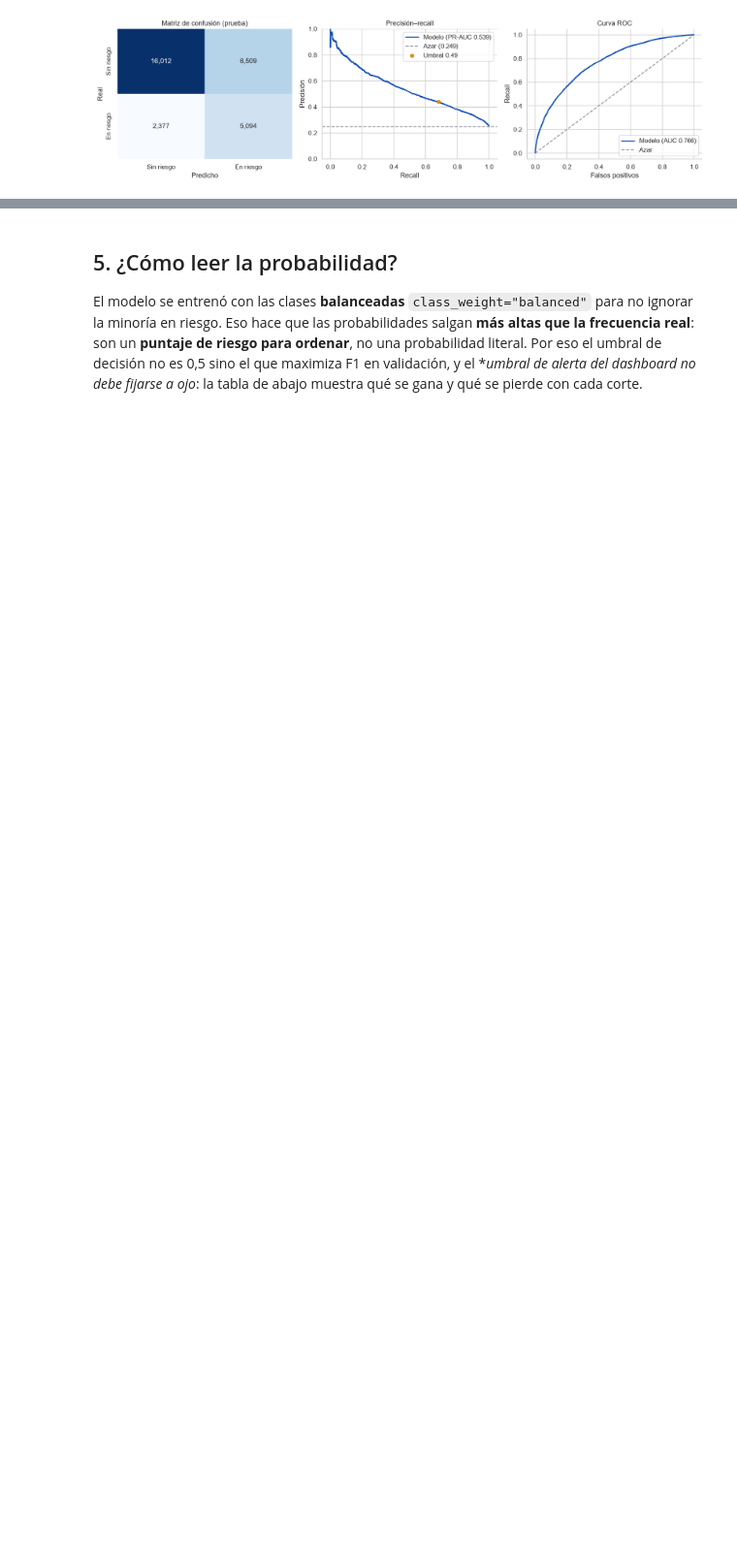
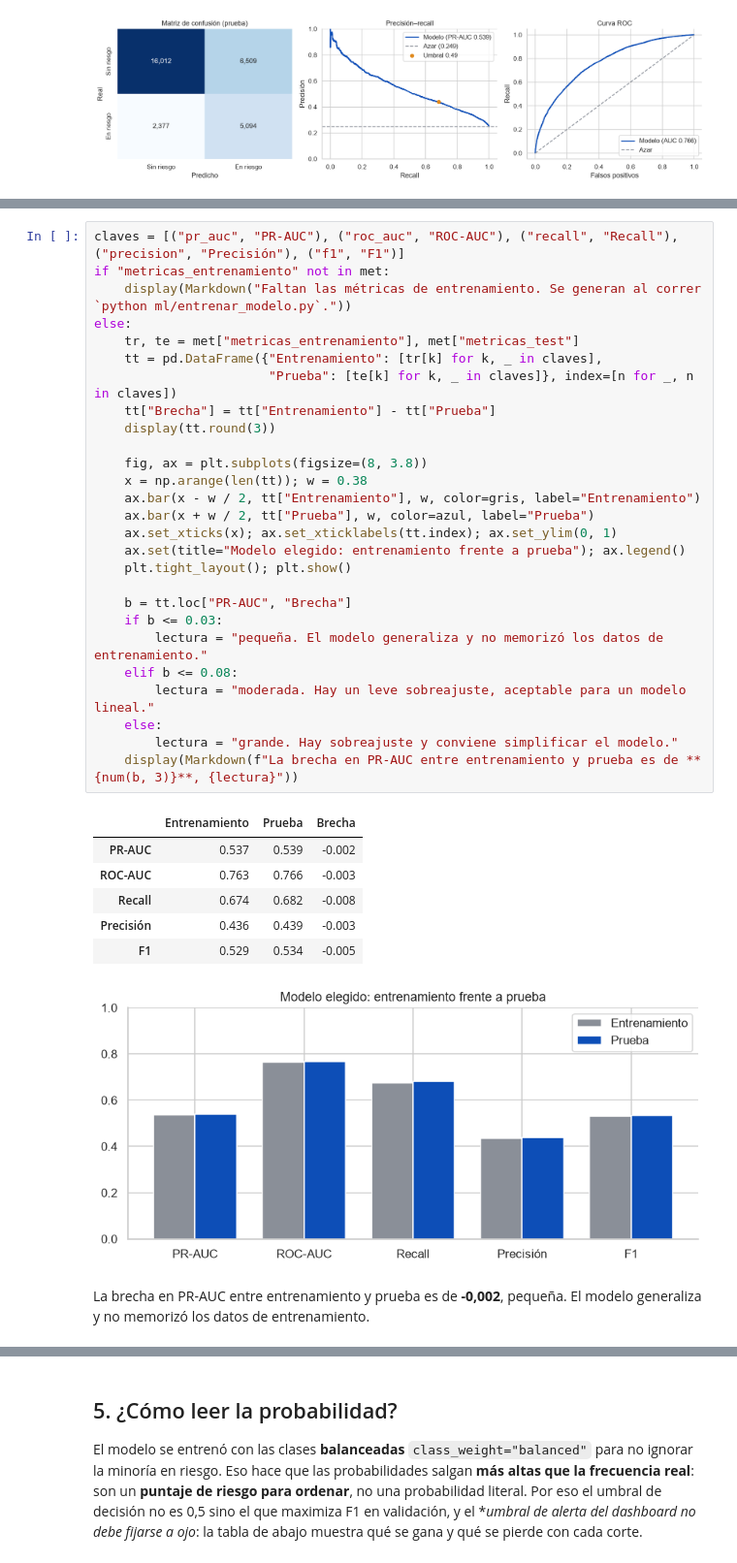
Before and after one commit to valegcollazos/ETL_ENTREGA_02_PROYECTO, a Jupyter notebook: notebooks/info_modelo_ml.ipynb, the cells around one changed output, grey strips where cells are left out. Shown at 97% size. Drawn from its saved outputs; the diff is of its cells as text; blank space fills up the shorter version.

```diff
--- a/notebooks/info_modelo_ml.ipynb
+++ b/notebooks/info_modelo_ml.ipynb
@@ -191,0 +198,36 @@ plt.tight_layout(); plt.show()
+# %%
+claves = [("pr_auc", "PR-AUC"), ("roc_auc", "ROC-AUC"), ("recall", "Recall"), ("precision", "Precisión"), ("f1", "F1")]
+if "metricas_entrenamiento" not in met:
+    display(Markdown("Faltan las métricas de entrenamiento. Se generan al correr `python ml/entrenar_modelo.py`."))
+else:
+    tr, te = met["metricas_entrenamiento"], met["metricas_test"]
+    tt = pd.DataFrame({"Entrenamiento": [tr[k] for k, _ in claves],
+                       "Prueba": [te[k] for k, _ in claves]}, index=[n for _, n in claves])
+    tt["Brecha"] = tt["Entrenamiento"] - tt["Prueba"]
+    display(tt.round(3))
+
+    fig, ax = plt.subplots(figsize=(8, 3.8))
+    x = np.arange(len(tt)); w = 0.38
+    ax.bar(x - w / 2, tt["Entrenamiento"], w, color=gris, label="Entrenamiento")
+    ax.bar(x + w / 2, tt["Prueba"], w, color=azul, label="Prueba")
+    ax.set_xticks(x); ax.set_xticklabels(tt.index); ax.set_ylim(0, 1)
+    ax.set(title="Modelo elegido: entrenamiento frente a prueba"); ax.legend()
+    plt.tight_layout(); plt.show()
+
+    b = tt.loc["PR-AUC", "Brecha"]
+    if b <= 0.03:
+        lectura = "pequeña. El modelo generaliza y no memorizó los datos de entrenamiento."
+    elif b <= 0.08:
+        lectura = "moderada. Hay un leve sobreajuste, aceptable para un modelo lineal."
+    else:
+        lectura = "grande. Hay sobreajuste y conviene simplificar el modelo."
+    display(Markdown(f"La brecha en PR-AUC entre entrenamiento y prueba es de **{num(b, 3)}**, {lectura}"))
+# %% [output]
+|  | Entrenamiento | Prueba | Brecha |
+| PR-AUC | 0.537 | 0.539 | -0.002 |
+| ROC-AUC | 0.763 | 0.766 | -0.003 |
+| Recall | 0.674 | 0.682 | -0.008 |
+| Precisión | 0.436 | 0.439 | -0.003 |
+| F1 | 0.529 | 0.534 | -0.005 |
+[figure, added]
+La brecha en PR-AUC entre entrenamiento y prueba es de **-0,002**, pequeña. El modelo generaliza y no memorizó los datos de entrenamiento.
```
Also changed, not shown: parts of 4 cells of this notebook, 8 other files.
